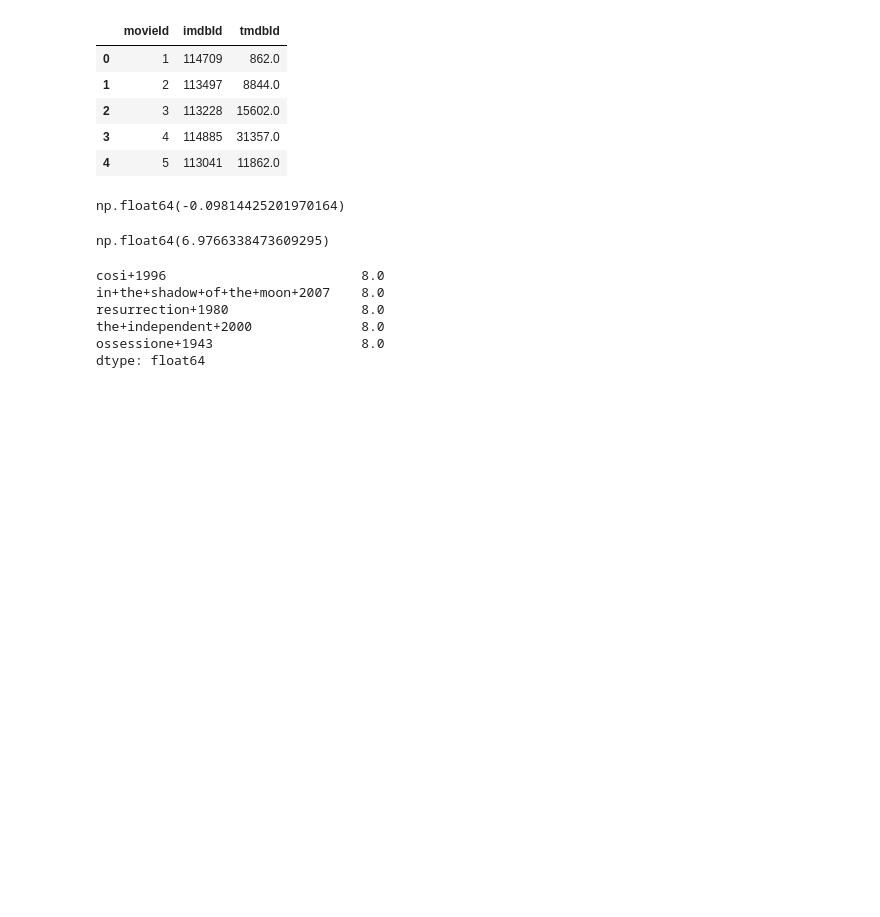
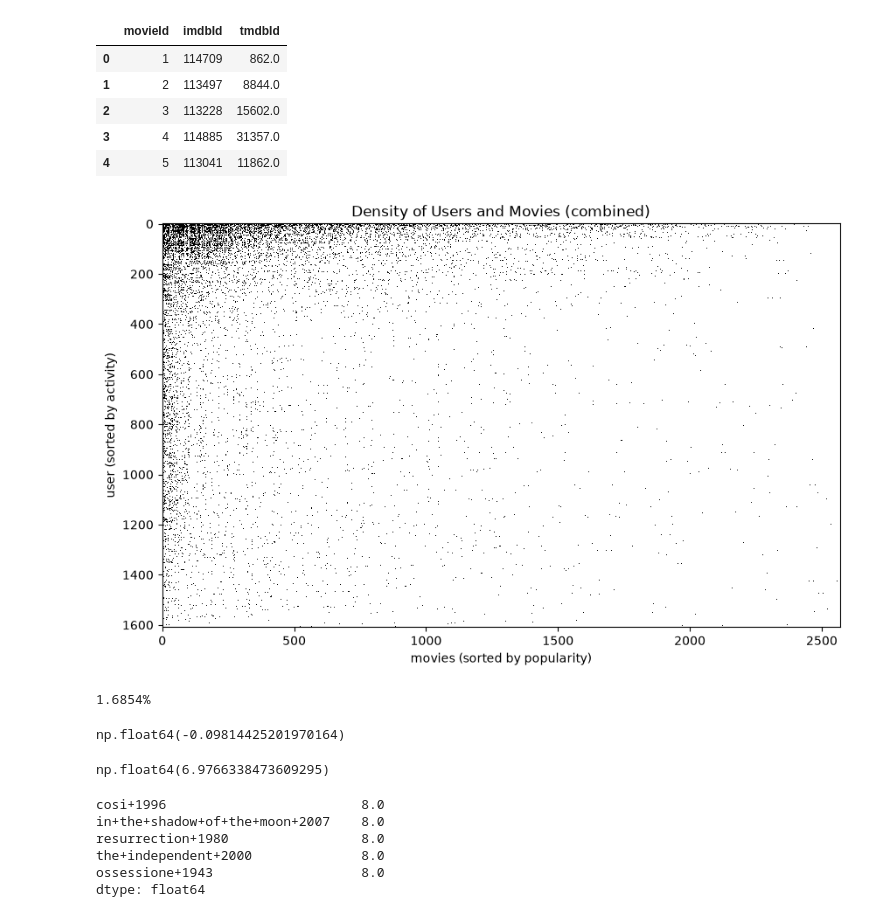
Before and after one commit to MajorTomLanded/rec-zilla, a Jupyter notebook: notebooks/m0_notebook.ipynb, the cells around one changed output. Cells and saved outputs as stored; diff of their text form; code cells hidden in the pictures; blank space fills up the shorter version.

```diff
--- a/notebooks/m0_notebook.ipynb
+++ b/notebooks/m0_notebook.ipynb
@@ -237,7 +249,17 @@ ratings_combined = pd.concat([
     movielens_ratings_mapped[["user_id", "movie_id", "rating_norm"]],
 ])
 # pivot
-ratings_combined_pivot = ratings_combined.pivot_table(index="user_id", columns="movie_id", values="rating_norm")
+ratings_matrix = ratings_combined.pivot_table(index="user_id", columns="movie_id", values="rating_norm")
+# %%
+create_sorted_density_map(ratings_matrix, "Density of Users and Movies (combined)", "user (sorted by activity)", "movies (sorted by popularity)")
+# %% [output]
+[figure, added]
+# %%
+# density of the combined interaction matrix
+combined_density = ratings_matrix.notna().sum().sum() / (matrix2.shape[0] * matrix2.shape[1])
+print(f"{combined_density:.4%}")
+# %% [output]
+1.6854%
 # %%
 # let's try collaborative filtering
 from sklearn.metrics.pairwise import cosine_similarity
```
Also changed, not shown: parts of 10 cells of this notebook, 9 other files.
